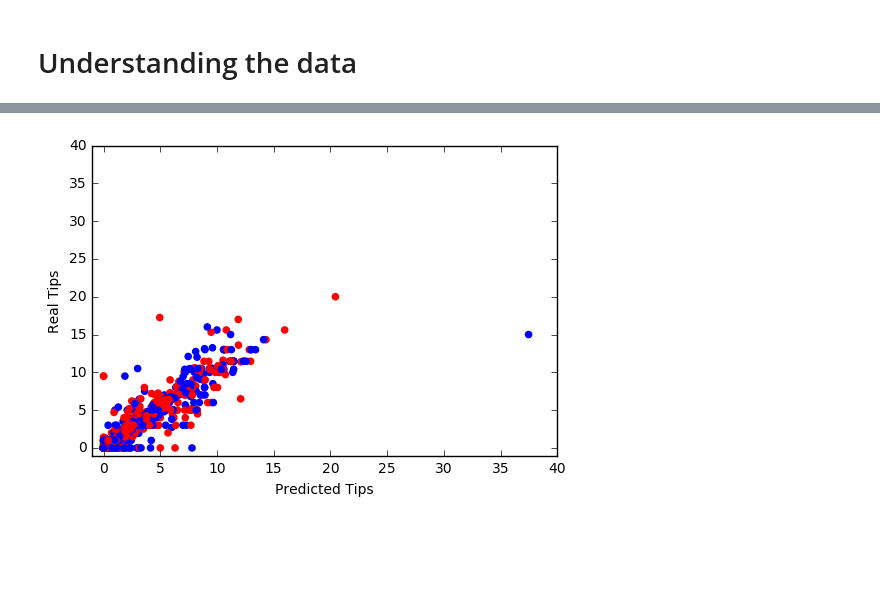
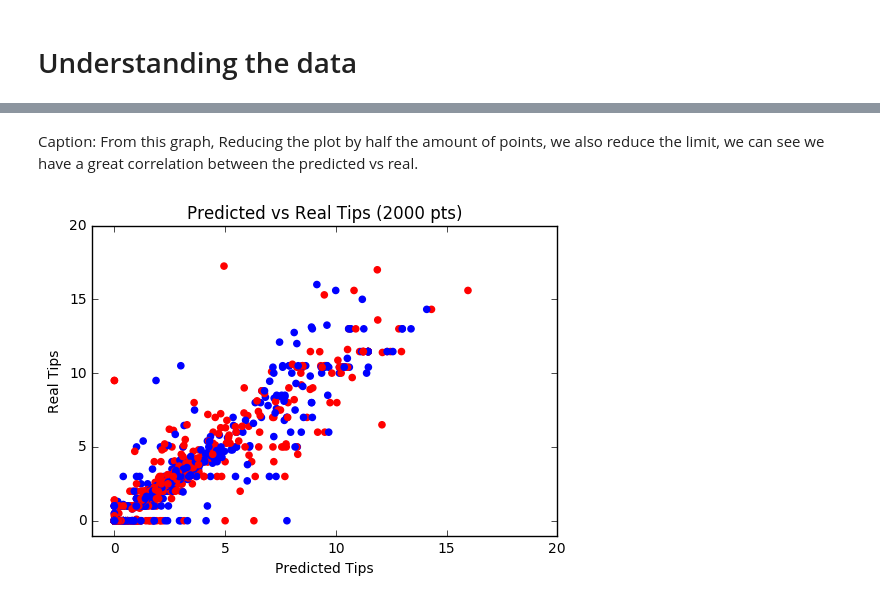
Before and after one commit to stephanlin/nyc-yellow-taxi-prediction, a Jupyter notebook: Applying KNeighborsRegressor (Q3).ipynb, the cells around one changed output, grey strips where cells are left out. Cells and saved outputs as stored; diff of their text form; code cells hidden in the pictures; blank space fills up the shorter version.

```diff
--- a/Applying KNeighborsRegressor (Q3).ipynb
+++ b/Applying KNeighborsRegressor (Q3).ipynb
@@ -273,10 +302,13 @@ Wall time: 21.9 s
+# %% [markdown]
+Caption: From this graph, Reducing the plot by half the amount of points, we also reduce the limit, we can see we have a great correlation between the predicted vs real.
 # %%
 %%time
 plt.scatter(monday_array[:2000],real_tips[:2000],color=['red','blue'])
-plt.xlim(-1,40)
-plt.ylim(-1, 40)
+plt.xlim(-1,20)
+plt.ylim(-1, 20)
+plt.title('Predicted vs Real Tips (2000 pts)')
 plt.xlabel('Predicted Tips')
 plt.ylabel('Real Tips')
 plt.show()
 # %% [output]
-[figure, old version]
+[figure, new version]
```
Also changed, not shown: parts of 16 cells of this notebook.
